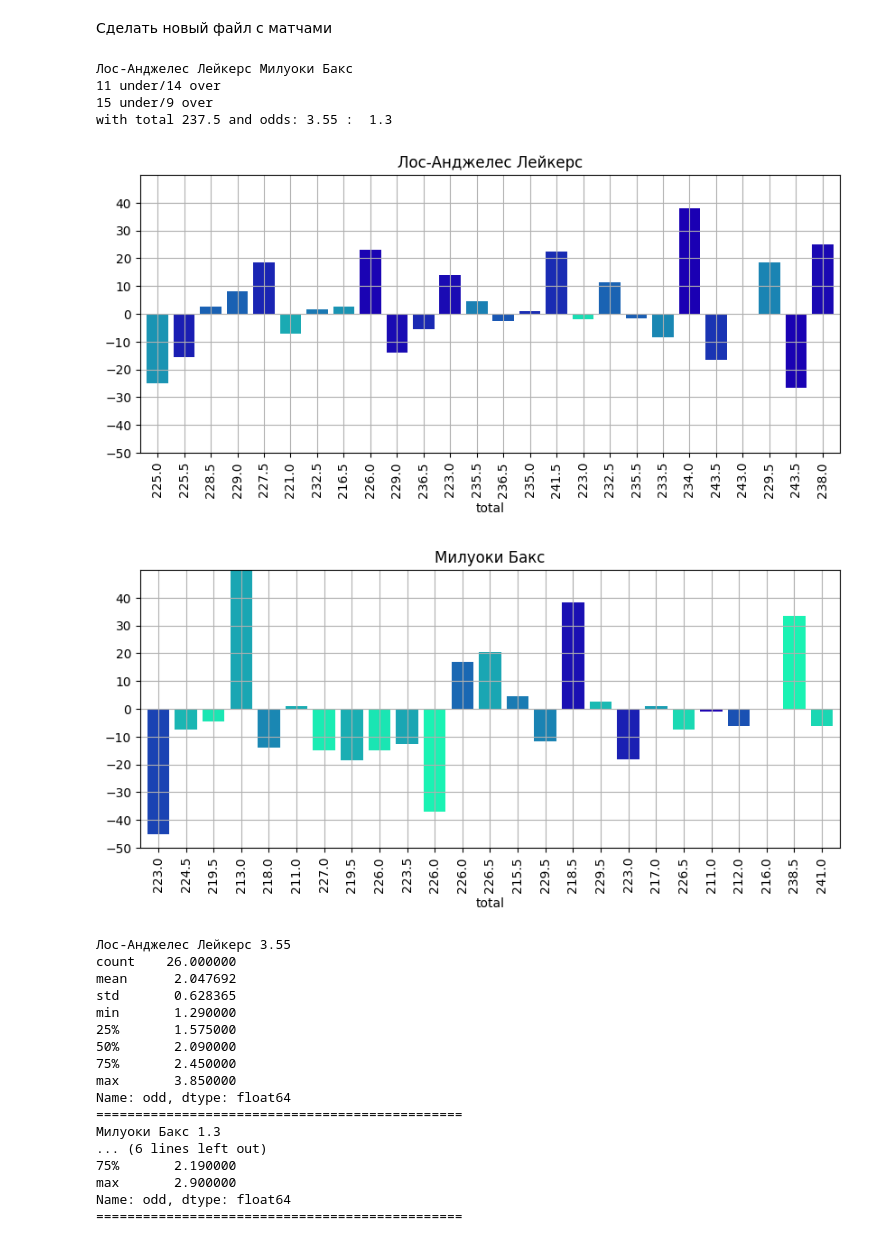
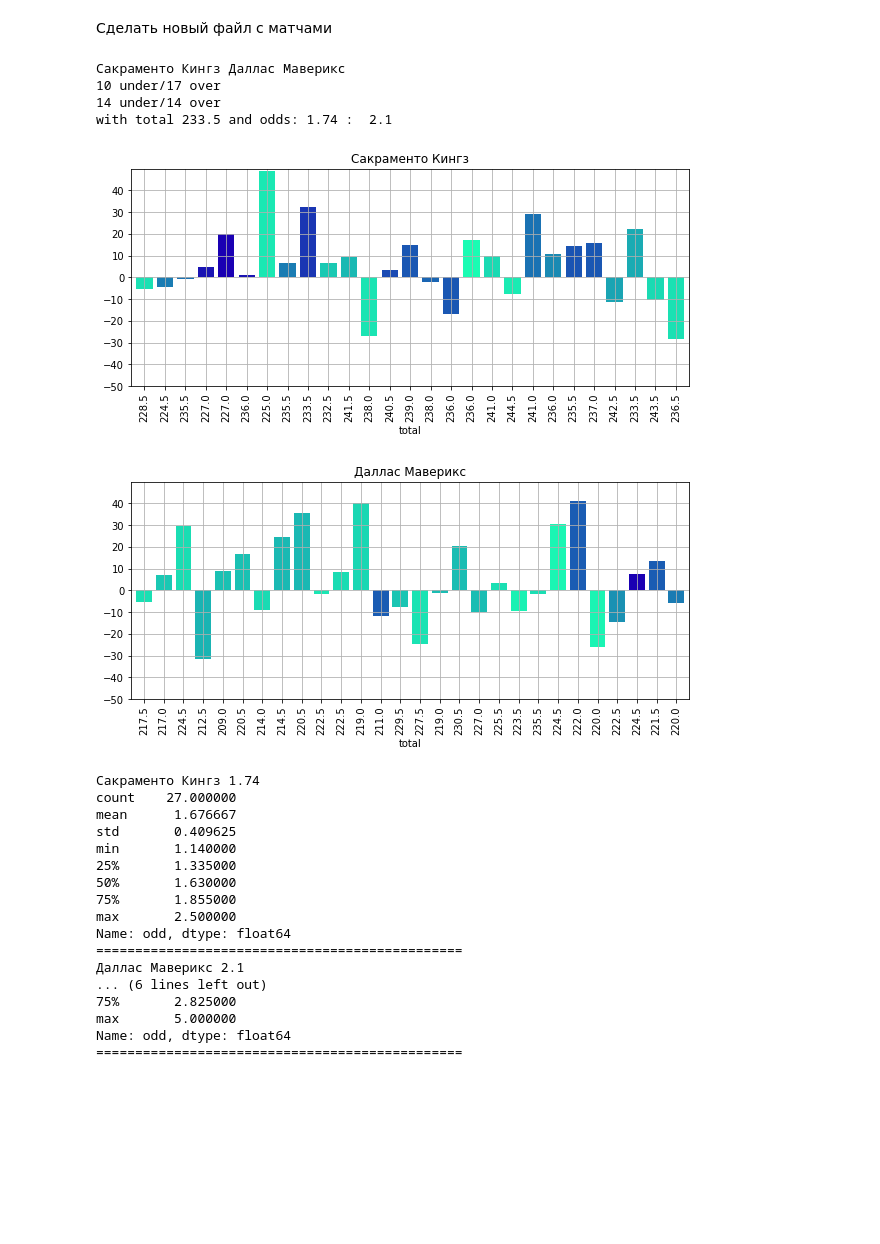
Before and after one commit to glahiator/basket_total, a Jupyter notebook: analyze.ipynb, the cells around one changed output. Cells and saved outputs as stored; diff of their text form; code cells hidden in the pictures; blank space fills up the shorter version.

```diff
--- a/analyze.ipynb
+++ b/analyze.ipynb
@@ -220,26 +220,26 @@ def complete_match_place(home, away, total):
 # %%
 import datetime, json
 import pandas as pd
 
 today = pd.read_json("storage/today.json" )
 del today["id"]
 del today["gandicap"]
 
-m = today.iloc[3]
+m = today.iloc[9]
 home_res_str = get_team_chrono_delta_place_odd(m['home'], m['total'], 'home', m['odd_h'] )
 away_res_str = get_team_chrono_delta_place_odd(m['away'], m['total'], 'away', m['odd_a'] )
 
 print(  m['home'],  m['away'])
 print(home_res_str)
 print(away_res_str)
 print( f"with total {m['total']} and odds: {m['odd_h']} :  {m['odd_a']}")
 # %% [output]
-Лос-Анджелес Лейкерс Милуоки Бакс
-11 under/14 over
-15 under/9 over
-with total 237.5 and odds: 3.55 :  1.3
+Сакраменто Кингз Даллас Маверикс
+10 under/17 over
+14 under/14 over
+with total 233.5 and odds: 1.74 :  2.1
-[figure, old version]
+[figure, new version]
-[figure, old version]
+[figure, new version]
 # %%
 print( m['home'], m['odd_h'])
 print(get_team_chrono_odd_place( m['home'], 'home' ))
@@ -248,21 +248,21 @@ print( m['away'], m['odd_a'])
 print(get_team_chrono_odd_place( m['away'], 'away' ))
 print('===============================================')
 # %% [output]
-Лос-Анджелес Лейкерс 3.55
-count    26.000000
-mean      2.047692
-std       0.628365
-min       1.290000
-25%       1.575000
-50%       2.090000
-75%       2.450000
-max       3.850000
+Сакраменто Кингз 1.74
+count    27.000000
+mean      1.676667
+std       0.409625
+min       1.140000
+25%       1.335000
+50%       1.630000
+75%       1.855000
+max       2.500000
 Name: odd, dtype: float64
 ===============================================
-Милуоки Бакс 1.3
+Даллас Маверикс 2.1
 ... (6 lines left out)
-75%       2.190000
-max       2.900000
+75%       2.825000
+max       5.000000
 Name: odd, dtype: float64
 ===============================================
 # %%
```
Also changed, not shown: parts of 3 cells of this notebook, 3 other files.
